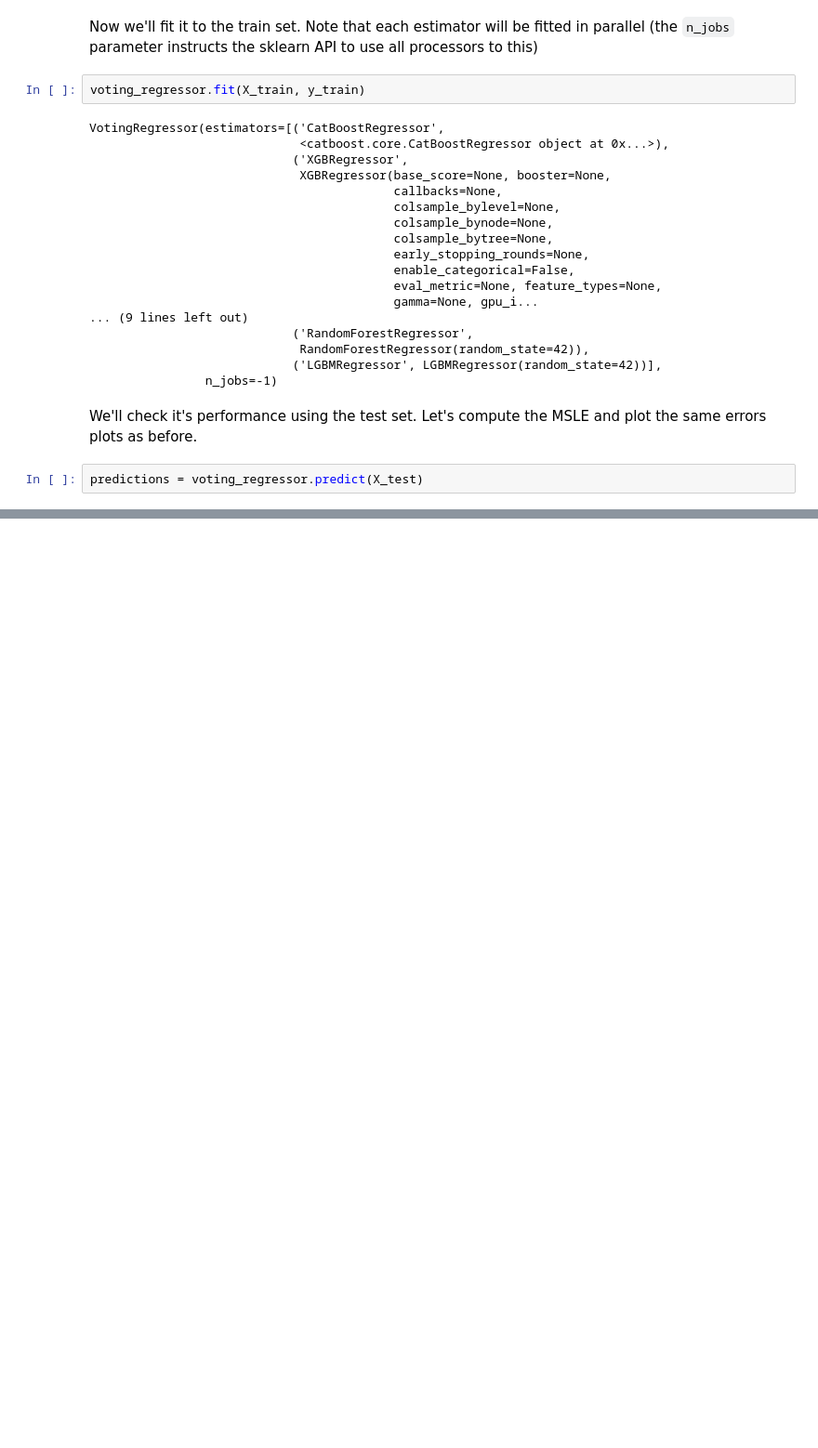
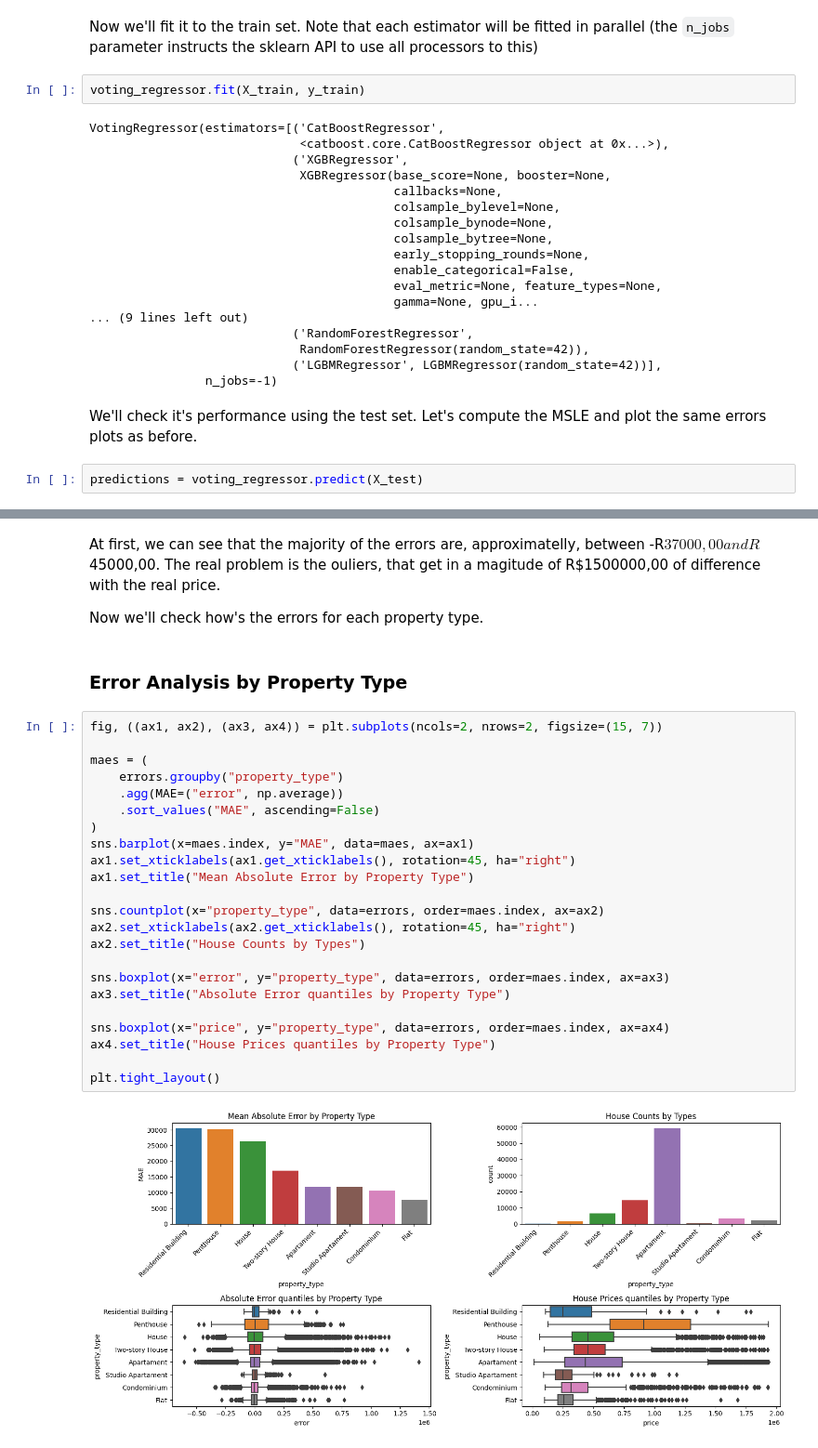
Before and after one commit to TheCamilovisk/HousePricePredictionApp, a Jupyter notebook: notebooks/04-model-selection.ipynb, the cells around one changed output, grey strips where cells are left out. Shown at 93% size. Saved outputs shown, nothing was run; the diff lists cells and outputs as text; blank space fills up the shorter version.

```diff
--- a/notebooks/04-model-selection.ipynb
+++ b/notebooks/04-model-selection.ipynb
@@ -389,0 +430,31 @@ In the next and final notebook well learn how to fine-tune this model using Hype
+# %% [markdown]
+At first, we can see that the majority of the errors are, approximatelly, between -R$37000,00 and R$45000,00. The real problem is the ouliers, that  get in a magitude of R$1500000,00 of difference with the real price.
+
+Now we'll check how's the errors for each property type.
+# %% [markdown]
+### Error Analysis by Property Type
+# %%
+fig, ((ax1, ax2), (ax3, ax4)) = plt.subplots(ncols=2, nrows=2, figsize=(15, 7))
+
+maes = (
+    errors.groupby("property_type")
+    .agg(MAE=("error", np.average))
+    .sort_values("MAE", ascending=False)
+)
+sns.barplot(x=maes.index, y="MAE", data=maes, ax=ax1)
+ax1.set_xticklabels(ax1.get_xticklabels(), rotation=45, ha="right")
+ax1.set_title("Mean Absolute Error by Property Type")
+
+sns.countplot(x="property_type", data=errors, order=maes.index, ax=ax2)
+ax2.set_xticklabels(ax2.get_xticklabels(), rotation=45, ha="right")
+ax2.set_title("House Counts by Types")
+
+sns.boxplot(x="error", y="property_type", data=errors, order=maes.index, ax=ax3)
+ax3.set_title("Absolute Error quantiles by Property Type")
+
+sns.boxplot(x="price", y="property_type", data=errors, order=maes.index, ax=ax4)
+ax4.set_title("House Prices quantiles by Property Type")
+
+plt.tight_layout()
+# %% [output]
+[figure, added]
```
Also changed, not shown: parts of 10 cells of this notebook.
